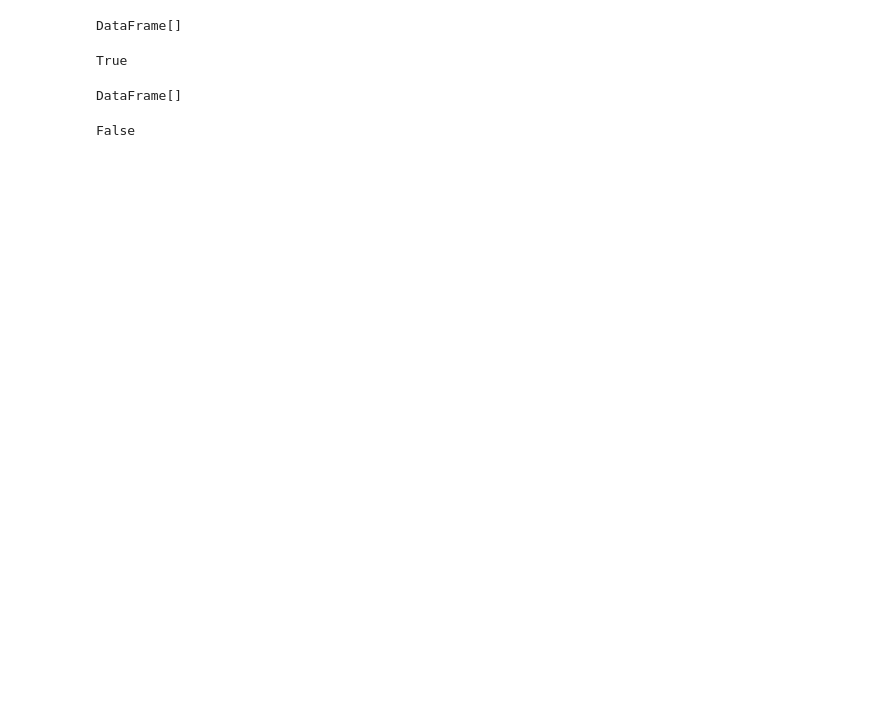
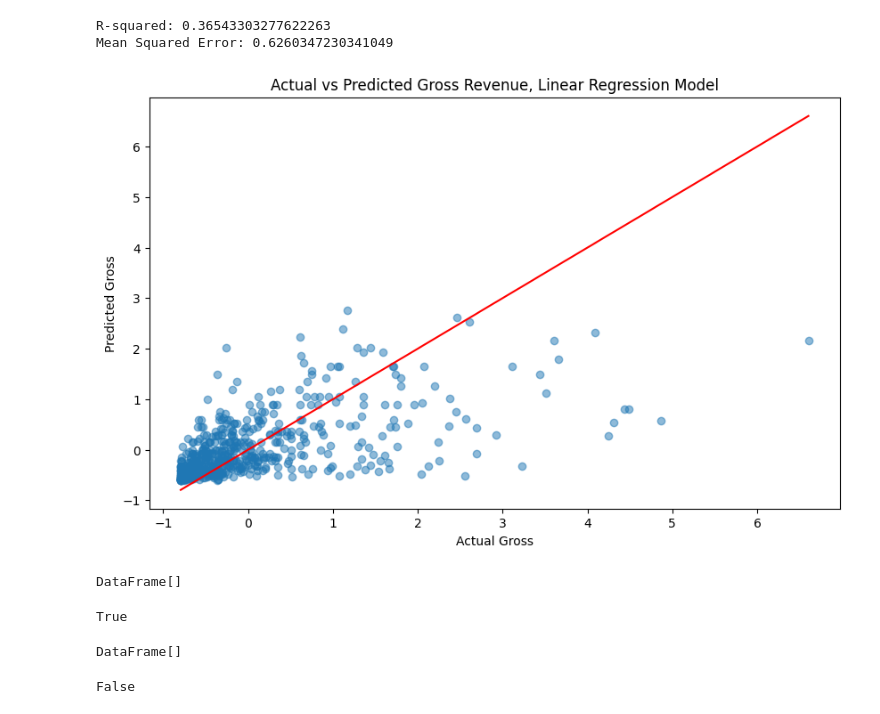
Before and after one commit to LegallyNotBlonde/Movie_Analysis, a Jupyter notebook: Notebooks/machine_learning_colab.ipynb, the cells around one changed output. Saved outputs shown, nothing was run; the diff lists cells and outputs as text; code cells hidden in the pictures; blank space fills up the shorter version.

```diff
--- a/Notebooks/machine_learning_colab.ipynb
+++ b/Notebooks/machine_learning_colab.ipynb
@@ -79,0 +292,8 @@ movie_data.head()
+# %%
+# Load the 'cleaned_data.csv' file from the Colab default content directory
+cleaned_data = pd.read_csv('/content/cleaned_data.csv')
+
+# Create a copy of the data to keep the original data intact in case of any errors
+movie_data = cleaned_data.copy()
+# Display the first 5 rows of the loaded data
+movie_data.head()
@@ -218,0 +518,49 @@ root
+# %%
+# The accuracy rate for Multi Linear Regression is not the best
+# This part of the code is aim to create Liner Regression model based on budget-gross correlation
+# To verify if that increases predioction accuracy
+movies_lin = movie_data.copy()
+# %%
+# List of numerical features to be scaled
+numerical_features = ['gross', 'budget']
+
+# Initialize the StandardScaler
+scaler = StandardScaler()
+
+# Scale only the numerical columns
+movies_lin[numerical_features] = scaler.fit_transform(movies_lin[numerical_features])
+
+# Set the feature for Simple Linear Regression (e.g., 'budget')
+X = movies_lin[['budget']]  # Independent variable
+
+# Dependent variable
+y = movies_lin['gross']
+
+# Split Data into Training and Testing Sets
+X_train, X_test, y_train, y_test = train_test_split(X, y, test_size=0.2, random_state=42)
+
+# Train the Linear Regression Model
+model = LinearRegression()
+model.fit(X_train, y_train)
+
+# Make Predictions
+y_pred = model.predict(X_test)
+
+# Assess Model Accuracy
+r2 = r2_score(y_test, y_pred)
+mse = mean_squared_error(y_test, y_pred)
+print(f'R-squared: {r2}')
+print(f'Mean Squared Error: {mse}')
+
+# Create a Plot Showing Actual vs Predicted Gross Revenue
+plt.figure(figsize=(10, 6))
+plt.scatter(y_test, y_pred, alpha=0.5)
+plt.plot([min(y_test), max(y_test)], [min(y_test), max(y_test)], color='red')  # Perfect fit line
+plt.title('Actual vs Predicted Gross Revenue, Linear Regression Model')
+plt.xlabel('Actual Gross')
+plt.ylabel('Predicted Gross')
+plt.show()
+# %% [output]
+R-squared: 0.36543303277622263
+Mean Squared Error: 0.6260347230341049
+[figure, added]
```
Also changed, not shown: parts of 40 cells of this notebook, 3 other files.
